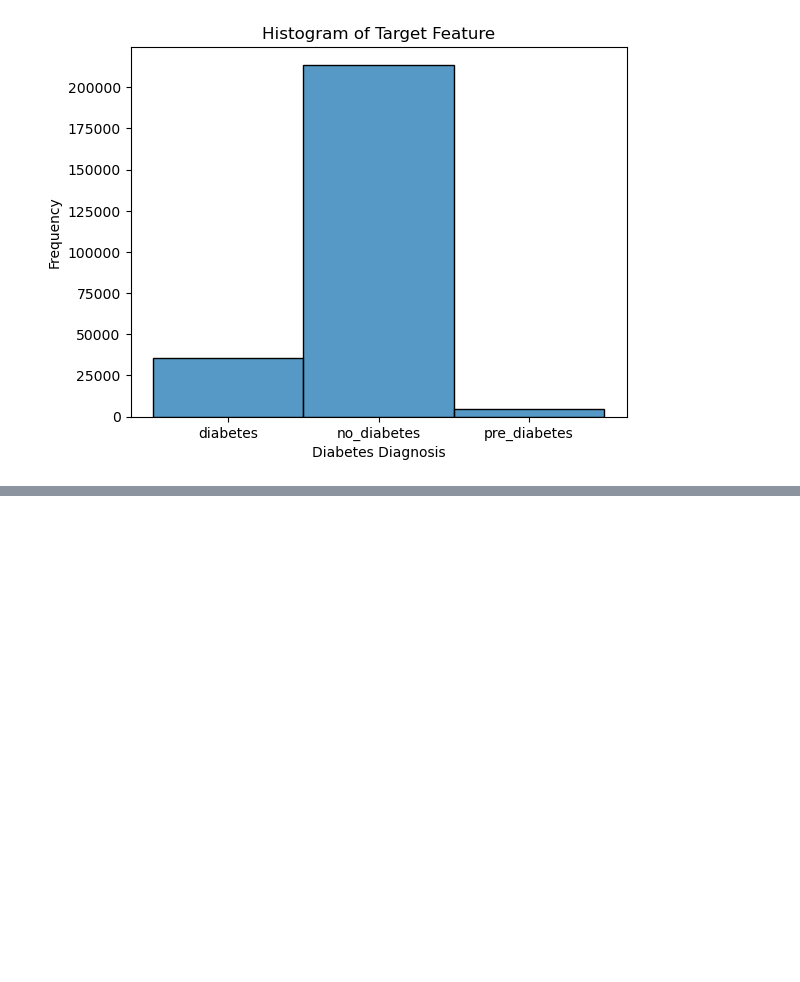
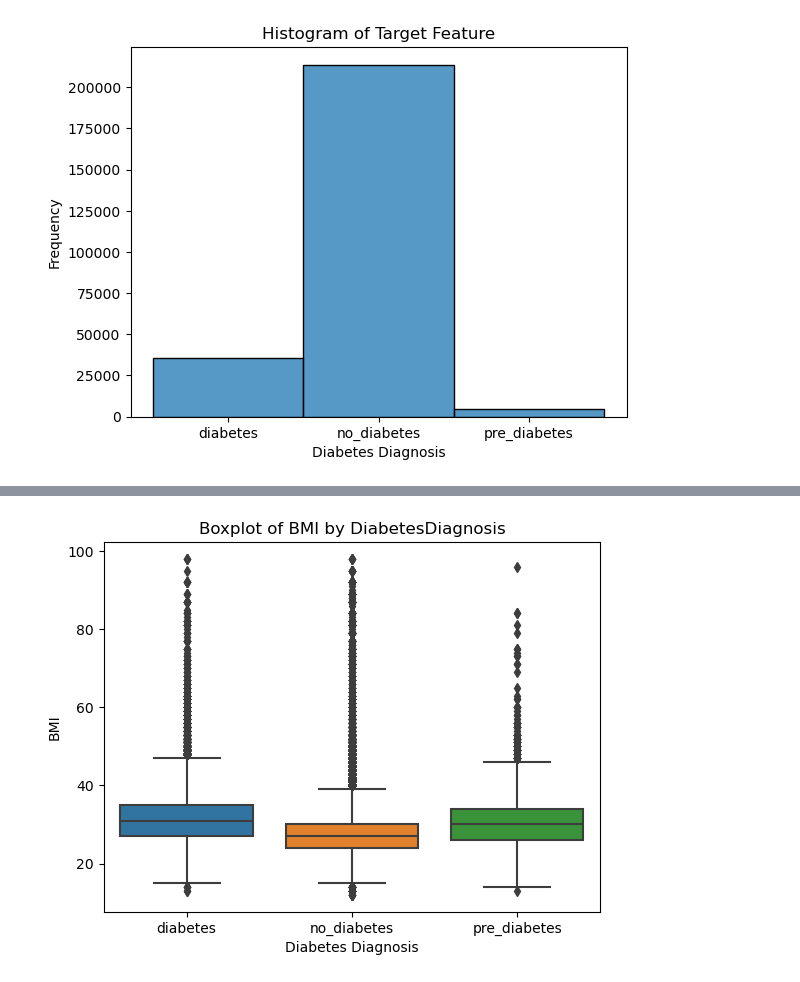
Before and after one commit to justink106/Diabetes-Predictor-Model, a Jupyter notebook: Diabetes Predictor Model - Exploratory Data Analysis .ipynb, the cells around one changed output, grey strips where cells are left out. Cells and saved outputs as stored; diff of their text form; code cells hidden in the pictures; blank space fills up the shorter version.

```diff
--- a/Diabetes Predictor Model - Exploratory Data Analysis .ipynb
+++ b/Diabetes Predictor Model - Exploratory Data Analysis .ipynb
@@ -76,0 +104,10 @@ plt.show()
+# %%
+# Continuous variable of BMI (Body Mass Index) number
+
+sns.boxplot(x='DiabetesDiagnosis', y='BMI', data=df)
+plt.xlabel('Diabetes Diagnosis')
+plt.ylabel('BMI')
+plt.title('Boxplot of BMI by DiabetesDiagnosis')
+plt.show()
+# %% [output]
+[figure, added]
```
Also changed, not shown: parts of 28 cells of this notebook.
